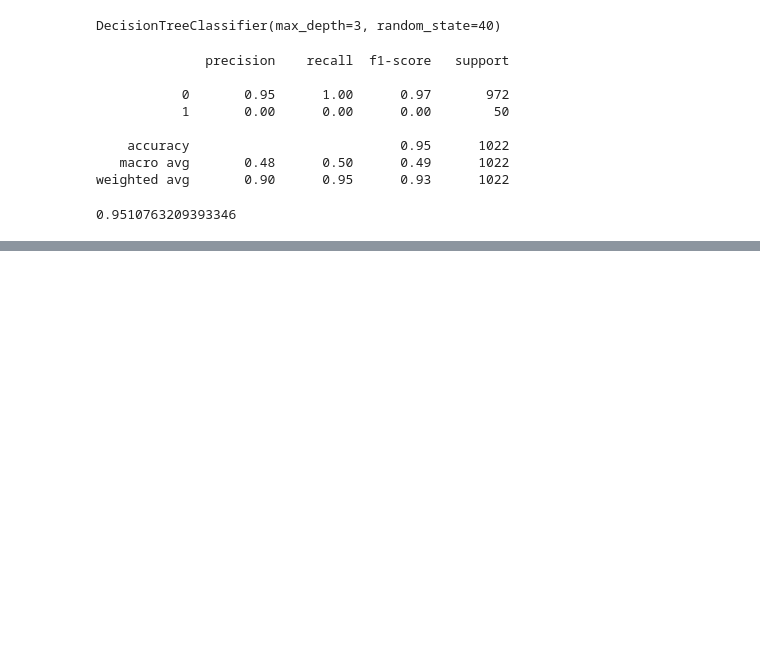
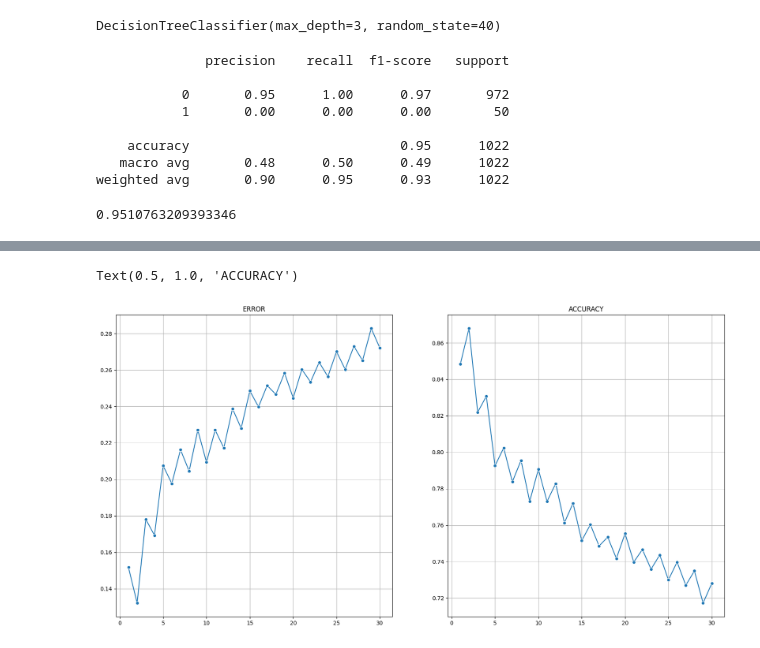
Before and after one commit to AhmedZaghl0ul/Machine-Learning, a Jupyter notebook: stroke_prediction.ipynb, the cells around one changed output, grey strips where cells are left out. Drawn from its saved outputs; the diff is of its cells as text; code cells hidden in the pictures; blank space fills up the shorter version.

```diff
--- a/stroke_prediction.ipynb
+++ b/stroke_prediction.ipynb
@@ -375,0 +453,6 @@ print(acc)
+# %%
+from sklearn.linear_model import LogisticRegression
+lg = LogisticRegression(n_jobs=-1 , random_state=40)
+lg.fit(xtrain , ytrain)
+ypred = lg.predict(xs)
+print(classification_report(ys , ypred))
@@ -375,0 +468,7 @@ print(acc)
+# %%
+from sklearn.svm import SVC
+
+sv = SVC(kernel='rbf')
+sv.fit(xtrain , ytrain)
+ypred = sv.predict(xs)
+print(classification_report(ys , ypred))
@@ -375,0 +484,28 @@ print(acc)
+# %%
+from sklearn.neighbors import KNeighborsClassifier
+
+
+k = 30
+error = []
+accuracy = []
+
+for i in range(1,k+1):
+  kn = KNeighborsClassifier(n_neighbors=i)
+  kn.fit(xtrain , ytrain)
+  yp = kn.predict(xs)
+  error.append(1- accuracy_score(ys , yp))
+  accuracy.append(accuracy_score(ys , yp))
+# %%
+plt.figure(figsize=(20,10))
+plt.subplot(1,2,1)
+sns.lineplot(x=range(1,31) , y=error , marker='o')
+plt.grid()
+plt.title("ERROR")
+
+plt.subplot(1,2,2)
+sns.lineplot(x=range(1,31) , y=accuracy , marker='o')
+plt.grid()
+plt.title('ACCURACY')
+# %% [output]
+Text(0.5, 1.0, 'ACCURACY')
+[figure, added]
```
Also changed, not shown: parts of 12 cells of this notebook.
